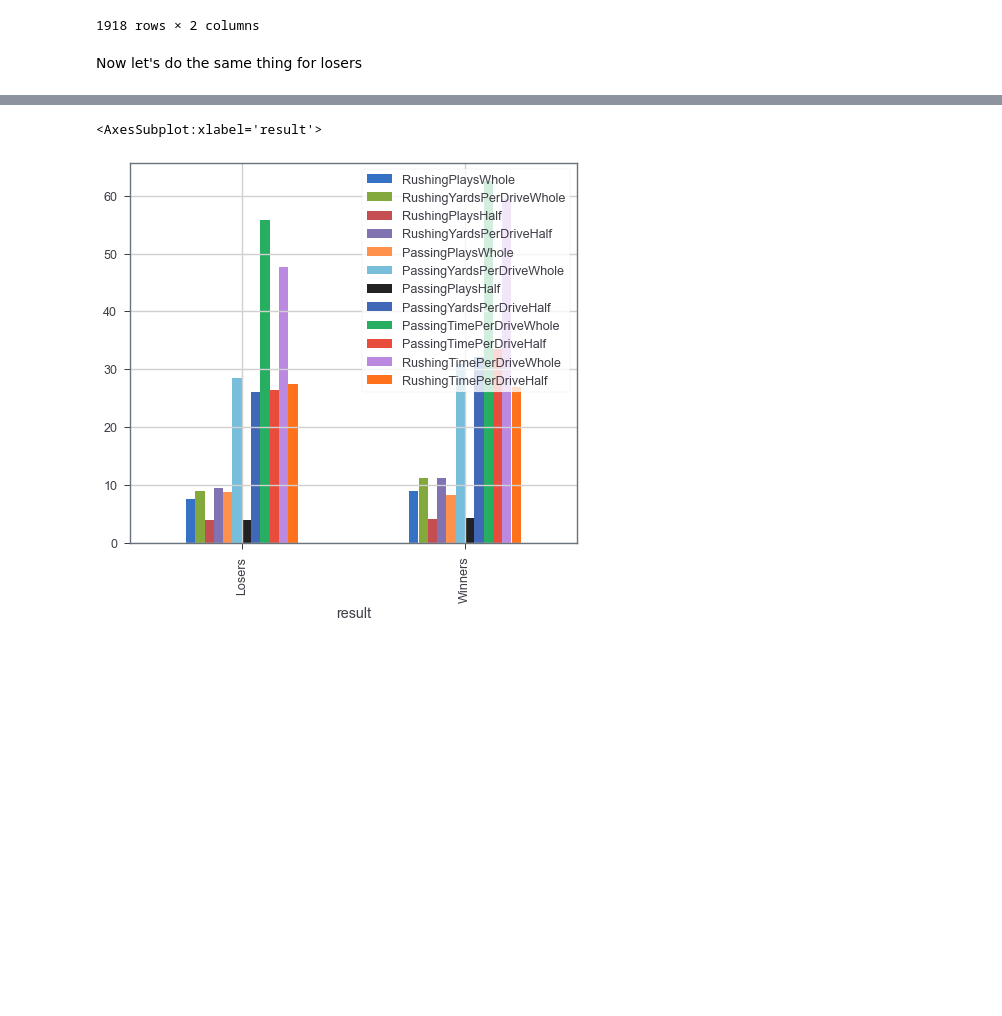
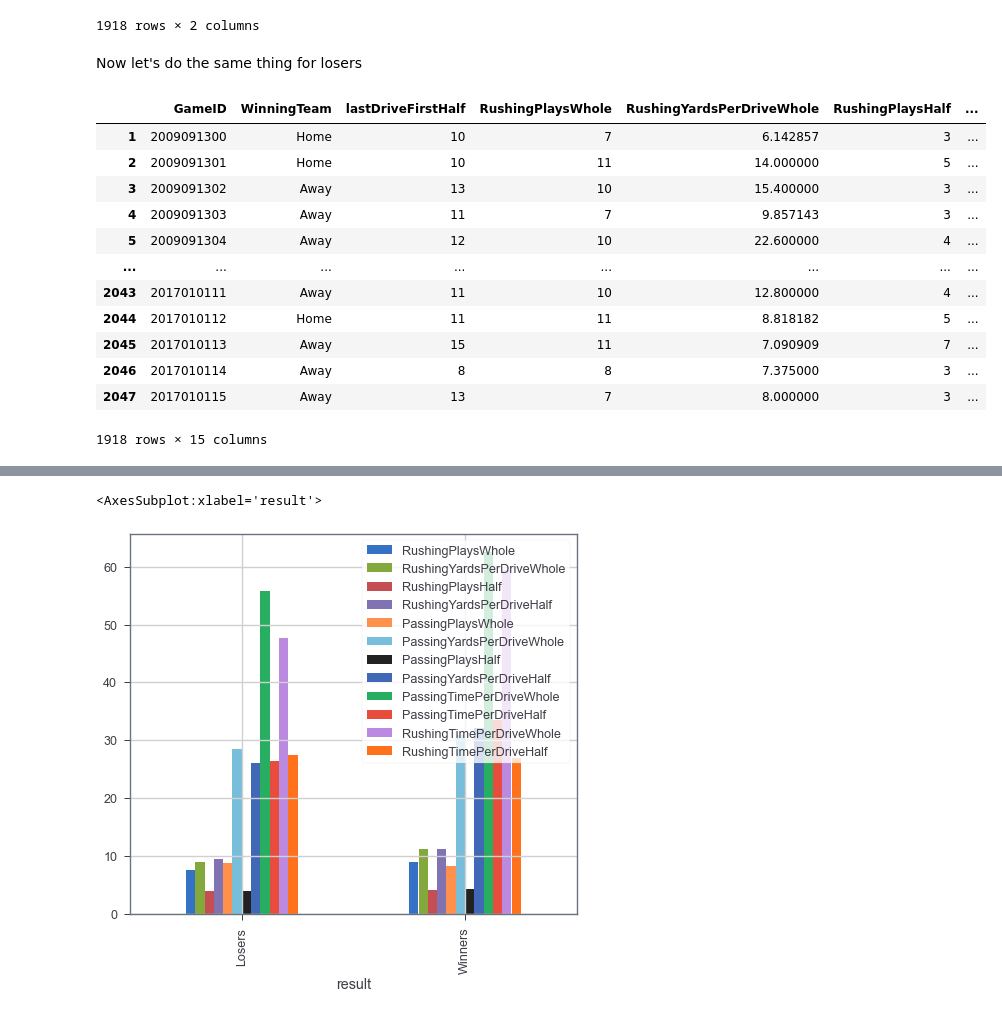
Before and after one commit to Mitchel-Smith/ITCS6162, a Jupyter notebook: NFL2016Analysis.ipynb, the cells around one changed output, grey strips where cells are left out. Drawn from its saved outputs; the diff is of its cells as text; code cells hidden in the pictures; blank space fills up the shorter version.

```diff
--- a/NFL2016Analysis.ipynb
+++ b/NFL2016Analysis.ipynb
@@ -755,3 +815,19 @@ NFLLosers["PassingTimePerDriveWhole"] = PassingTimePerDriveWhole
 NFLLosers["PassingTimePerDriveHalf"] = PassingTimePerDriveHalf
 NFLLosers["RushingTimePerDriveWhole"] = RushingTimePerDriveWhole
 NFLLosers["RushingTimePerDriveHalf"] = RushingTimePerDriveHalf
+# %%
+NFLWinners
+# %% [output]
+|  | GameID | WinningTeam | lastDriveFirstHalf | RushingPlaysWhole | RushingYardsPerDriveWhole | RushingPlaysHalf | ... |
+| 1 | 2009091300 | Home | 10 | 7 | 6.142857 | 3 | ... |
+| 2 | 2009091301 | Home | 10 | 11 | 14.000000 | 5 | ... |
+| 3 | 2009091302 | Away | 13 | 10 | 15.400000 | 3 | ... |
+| 4 | 2009091303 | Away | 11 | 7 | 9.857143 | 3 | ... |
+| 5 | 2009091304 | Away | 12 | 10 | 22.600000 | 4 | ... |
+| ... | ... | ... | ... | ... | ... | ... | ... |
+| 2043 | 2017010111 | Away | 11 | 10 | 12.800000 | 4 | ... |
+| 2044 | 2017010112 | Home | 11 | 11 | 8.818182 | 5 | ... |
+| 2045 | 2017010113 | Away | 15 | 11 | 7.090909 | 7 | ... |
+| 2046 | 2017010114 | Away | 8 | 8 | 7.375000 | 3 | ... |
+| 2047 | 2017010115 | Away | 13 | 7 | 8.000000 | 3 | ... |
+1918 rows × 15 columns
```
Also changed, not shown: parts of 28 cells of this notebook.
